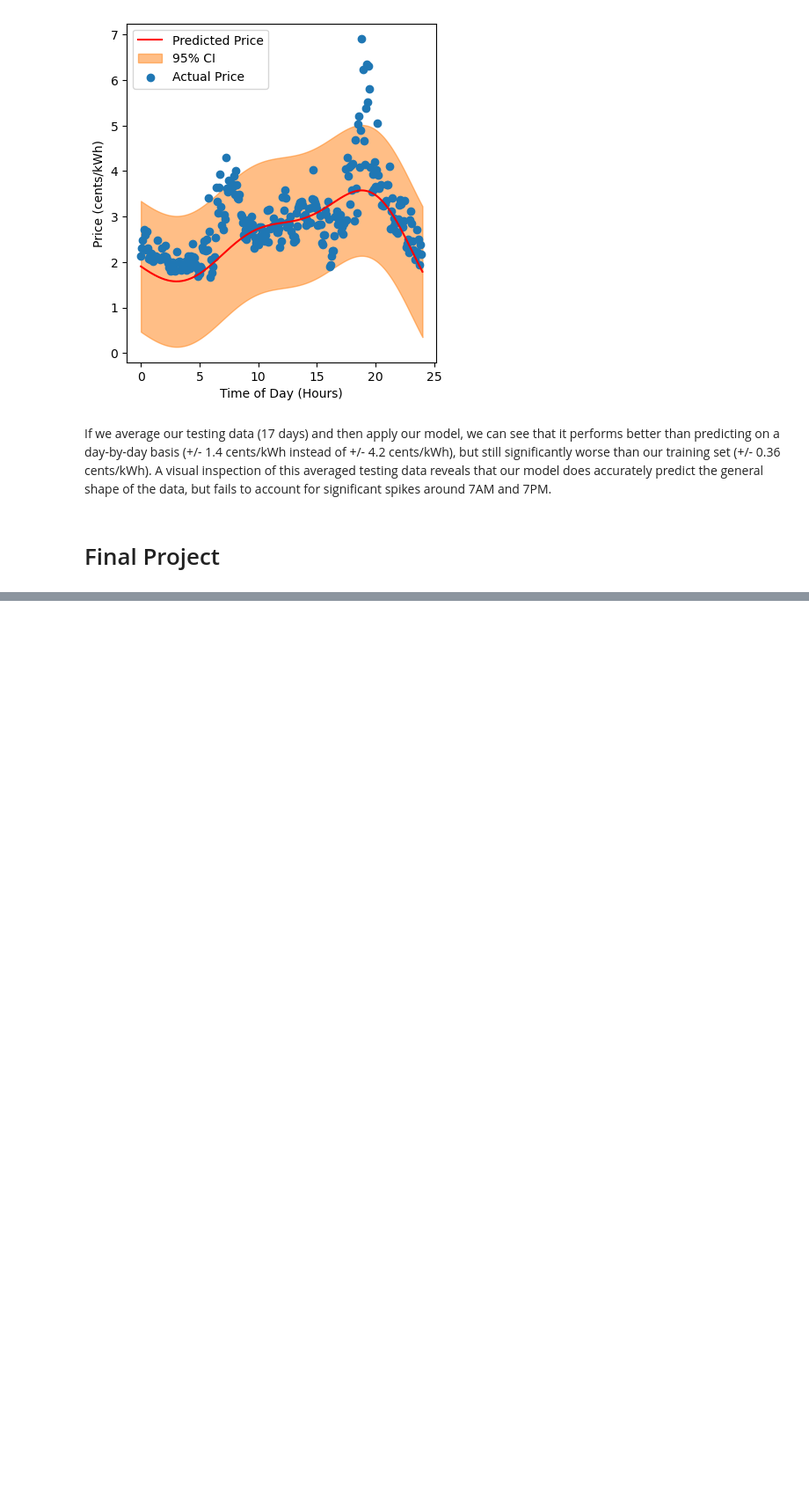
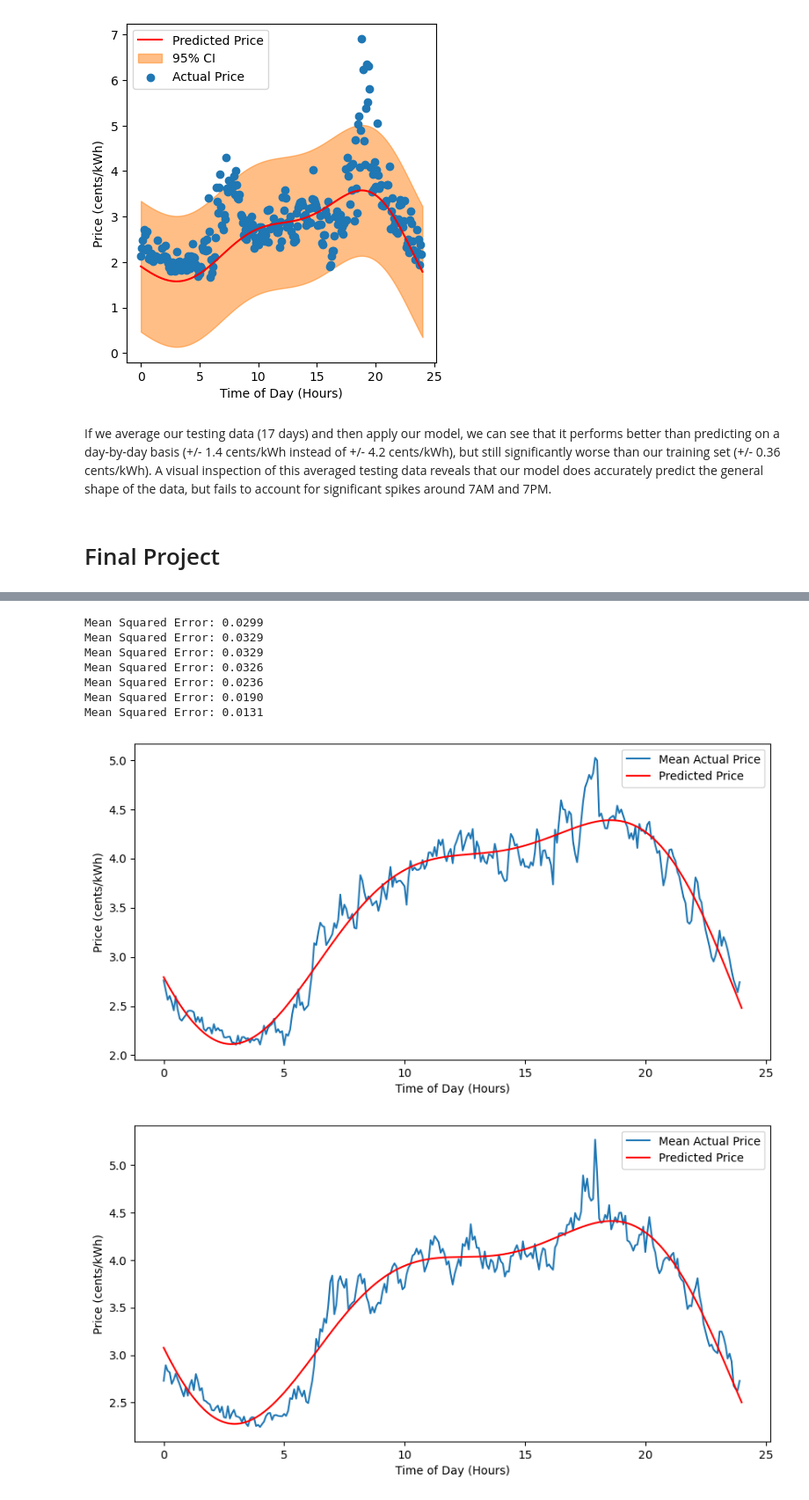
Before and after one commit to traskcon/DATA602-Project, a Jupyter notebook: DATA602-Project.ipynb, the cells around one changed output, grey strips where cells are left out. Shown at 88% size. Drawn from its saved outputs; the diff is of its cells as text; code cells hidden in the pictures; blank space fills up the shorter version.

```diff
--- a/DATA602-Project.ipynb
+++ b/DATA602-Project.ipynb
@@ -328,0 +380,27 @@ Mean Squared Error: 0.0693
+# %%
+weekdays = ["Mon","Tue","Wed","Thu","Fri","Sat","Sun"]
+x = np.linspace(0,24,288)
+for day in weekdays:
+    p_x = generate_weekday_model(x,day)
+    day_df = historical_data[historical_data["weekday"] == day]
+    plt.figure(figsize=(10,5))
+    #plt.scatter(jan_df["decimal time"], jan_df["price"], label="Actual Price", color="tab:blue")
+    day_avg = day_df.groupby("decimal time").mean()["price"]
+    plt.plot(day_avg.index, day_avg, label="Mean Actual Price", color="tab:blue")
+    plt.plot(x, p_x, label="Predicted Price", color="r")
+    plt.xlabel("Time of Day (Hours)")
+    plt.ylabel("Price (cents/kWh)")
+    plt.legend()
+
+    day_mse = np.mean((p_x-day_avg)**2)
+    print("Mean Squared Error: {:.4f}".format(day_mse))
+# %% [output]
+Mean Squared Error: 0.0299
+Mean Squared Error: 0.0329
+Mean Squared Error: 0.0329
+Mean Squared Error: 0.0326
+Mean Squared Error: 0.0236
+Mean Squared Error: 0.0190
+Mean Squared Error: 0.0131
+[figure, added]
+[figure, added]
```
Also changed, not shown: parts of 11 cells of this notebook.
